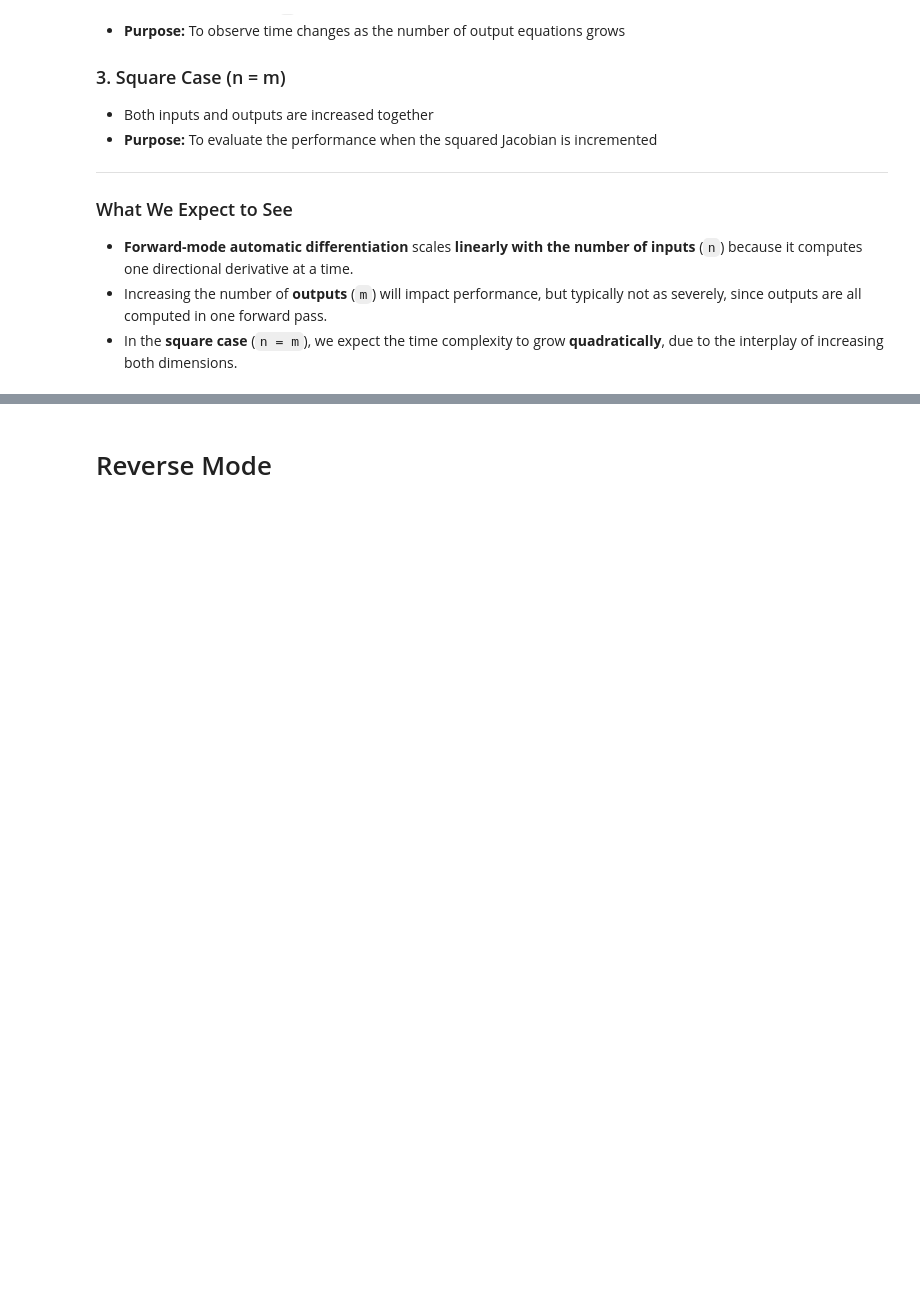
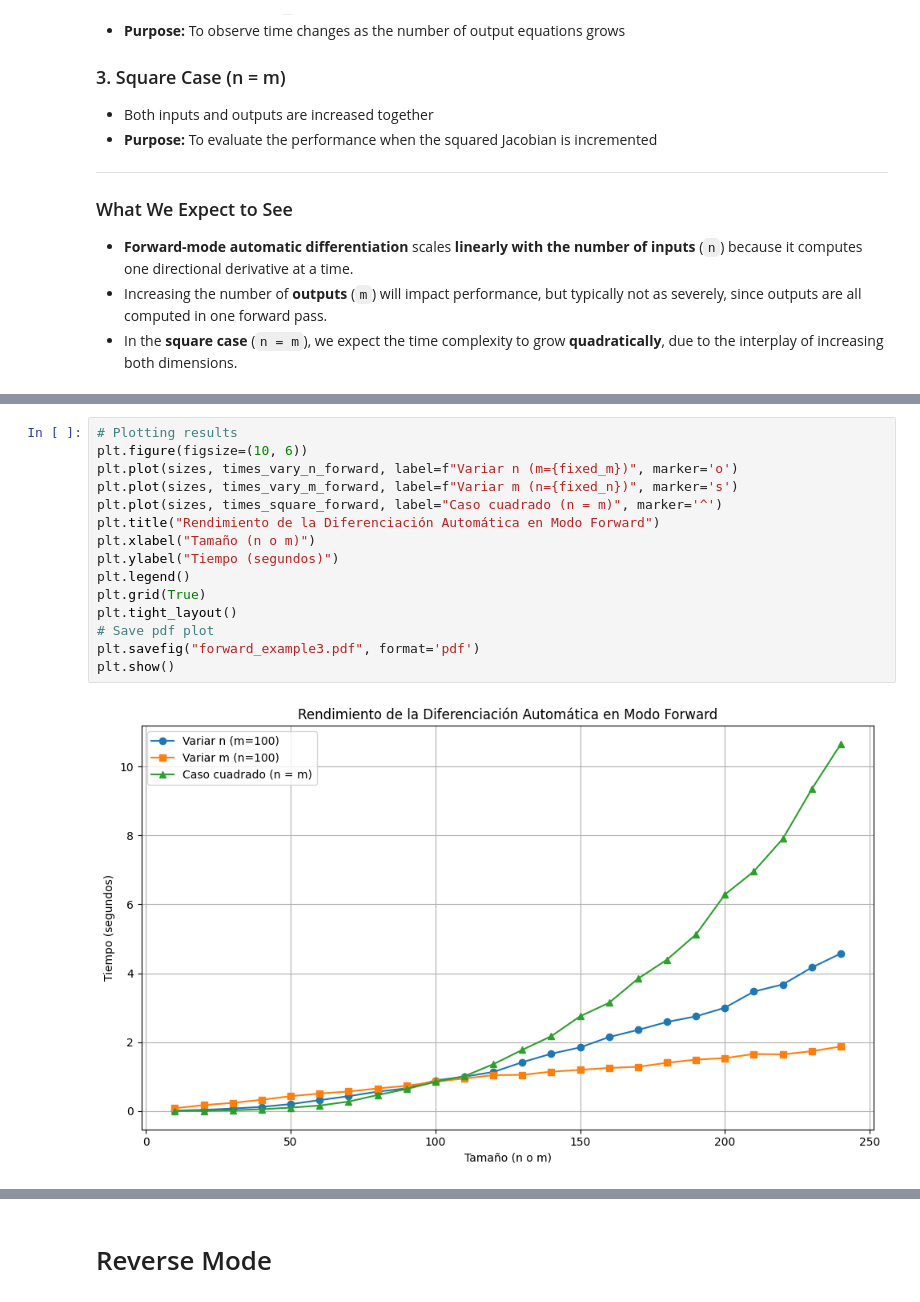
Before and after one commit to Isi-17/Thesis-M, a Jupyter notebook: 01-AD.ipynb, the cells around one changed output, grey strips where cells are left out. Cells and saved outputs as stored; diff of their text form; blank space fills up the shorter version.

Commit message:
Update neural network and plots

```diff
--- a/01-AD.ipynb
+++ b/01-AD.ipynb
@@ -452,0 +310,17 @@ n=490, Time=42.29592s, Energy=-34.308, Gradient dE/dx = ['-0.909', '5.980', '-6.
+# %%
+# Plotting results
+plt.figure(figsize=(10, 6))
+plt.plot(sizes, times_vary_n_forward, label=f"Variar n (m={fixed_m})", marker='o')
+plt.plot(sizes, times_vary_m_forward, label=f"Variar m (n={fixed_n})", marker='s')
+plt.plot(sizes, times_square_forward, label="Caso cuadrado (n = m)", marker='^')
+plt.title("Rendimiento de la Diferenciación Automática en Modo Forward")
+plt.xlabel("Tamaño (n o m)")
+plt.ylabel("Tiempo (segundos)")
+plt.legend()
+plt.grid(True)
+plt.tight_layout()
+# Save pdf plot
+plt.savefig("forward_example3.pdf", format='pdf')
+plt.show()
+# %% [output]
+[figure, added]
```
Also changed, not shown: parts of 20 cells of this notebook, 14 other files.
